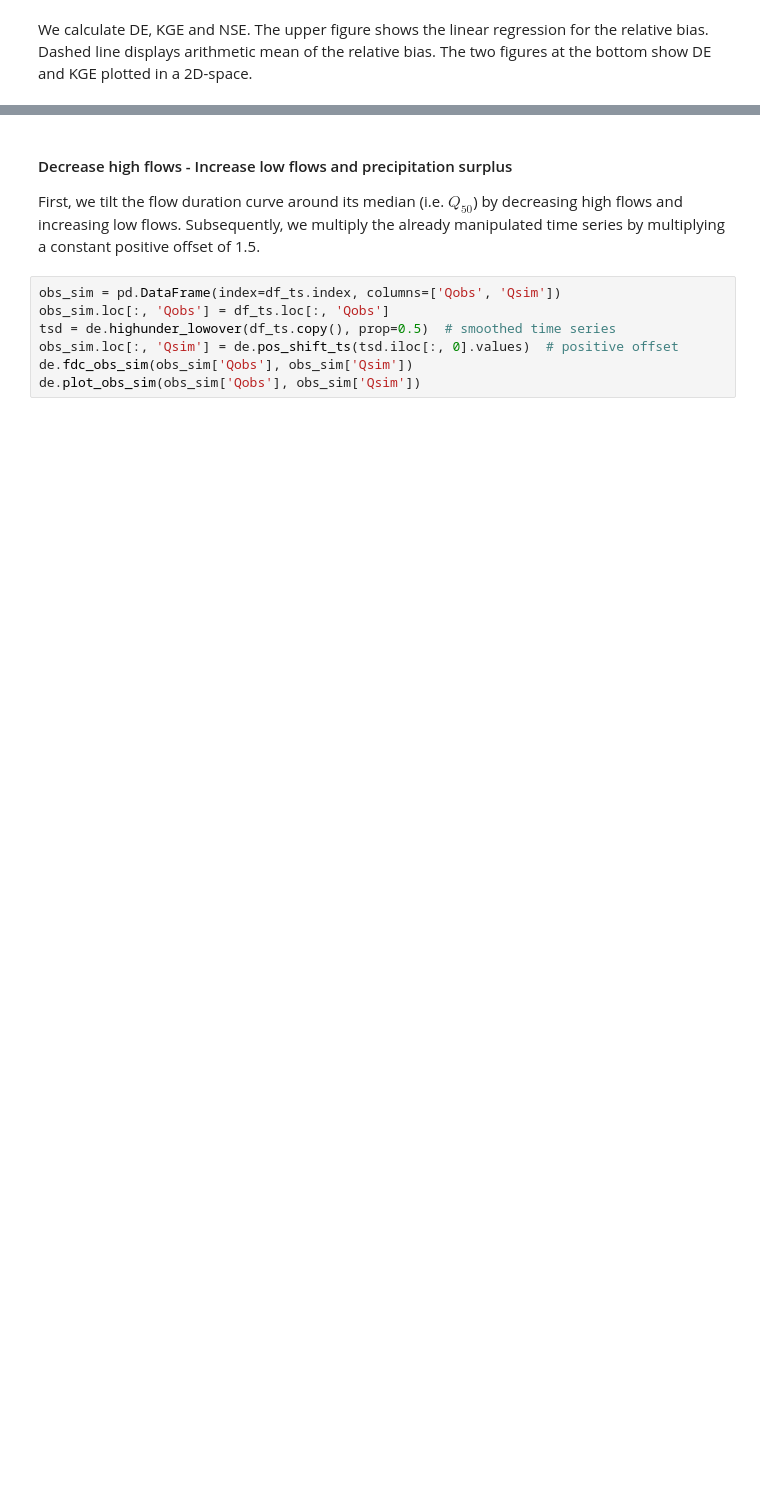
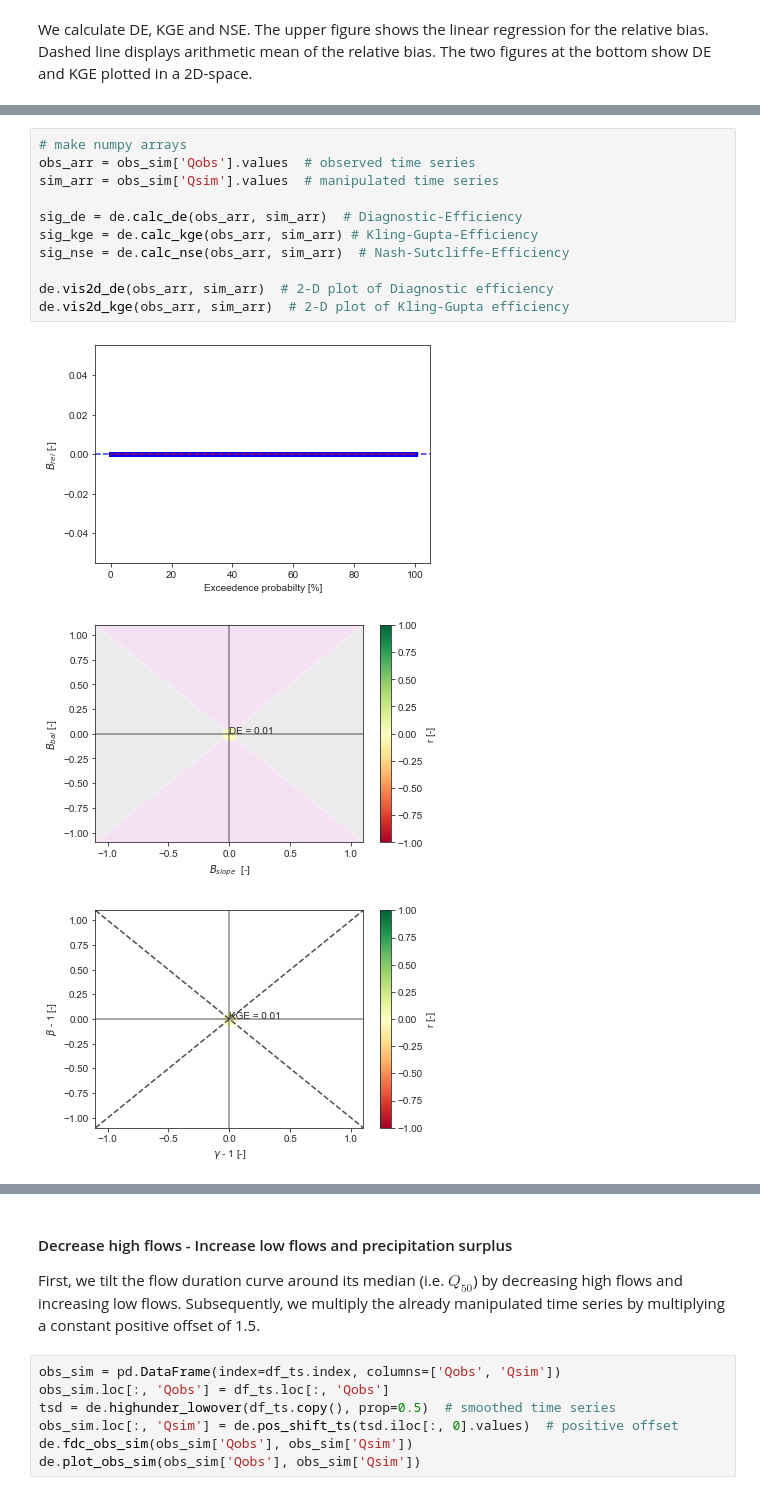
Before and after one commit to Hydrology-IFH/diag-eff, a Jupyter notebook: examples.ipynb, the cells around one changed output, grey strips where cells are left out. Drawn from its saved outputs; the diff is of its cells as text; blank space fills up the shorter version.

```diff
--- a/examples.ipynb
+++ b/examples.ipynb
@@ -283,0 +307,15 @@ de.vis2d_kge(obs_arr, sim_arr)  # 2-D plot of Kling-Gupta efficiency
+# %%
+# make numpy arrays
+obs_arr = obs_sim['Qobs'].values  # observed time series
+sim_arr = obs_sim['Qsim'].values  # manipulated time series
+
+sig_de = de.calc_de(obs_arr, sim_arr)  # Diagnostic-Efficiency
+sig_kge = de.calc_kge(obs_arr, sim_arr) # Kling-Gupta-Efficiency
+sig_nse = de.calc_nse(obs_arr, sim_arr)  # Nash-Sutcliffe-Efficiency
+
+de.vis2d_de(obs_arr, sim_arr)  # 2-D plot of Diagnostic efficiency
+de.vis2d_kge(obs_arr, sim_arr)  # 2-D plot of Kling-Gupta efficiency
+# %% [output]
+[figure, added]
+[figure, added]
+[figure, added]
```
Also changed, not shown: parts of 34 cells of this notebook, 1 other file.
